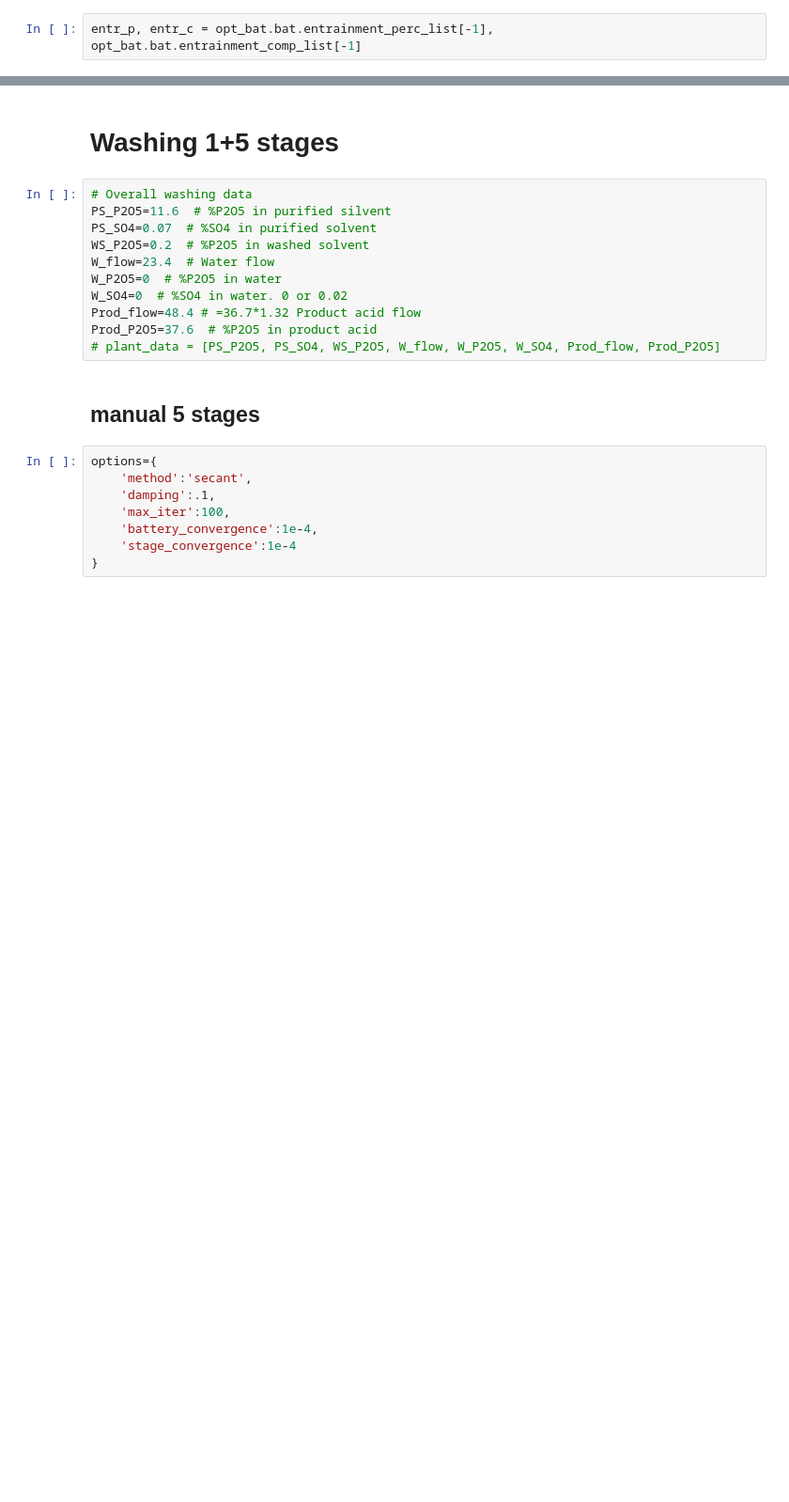
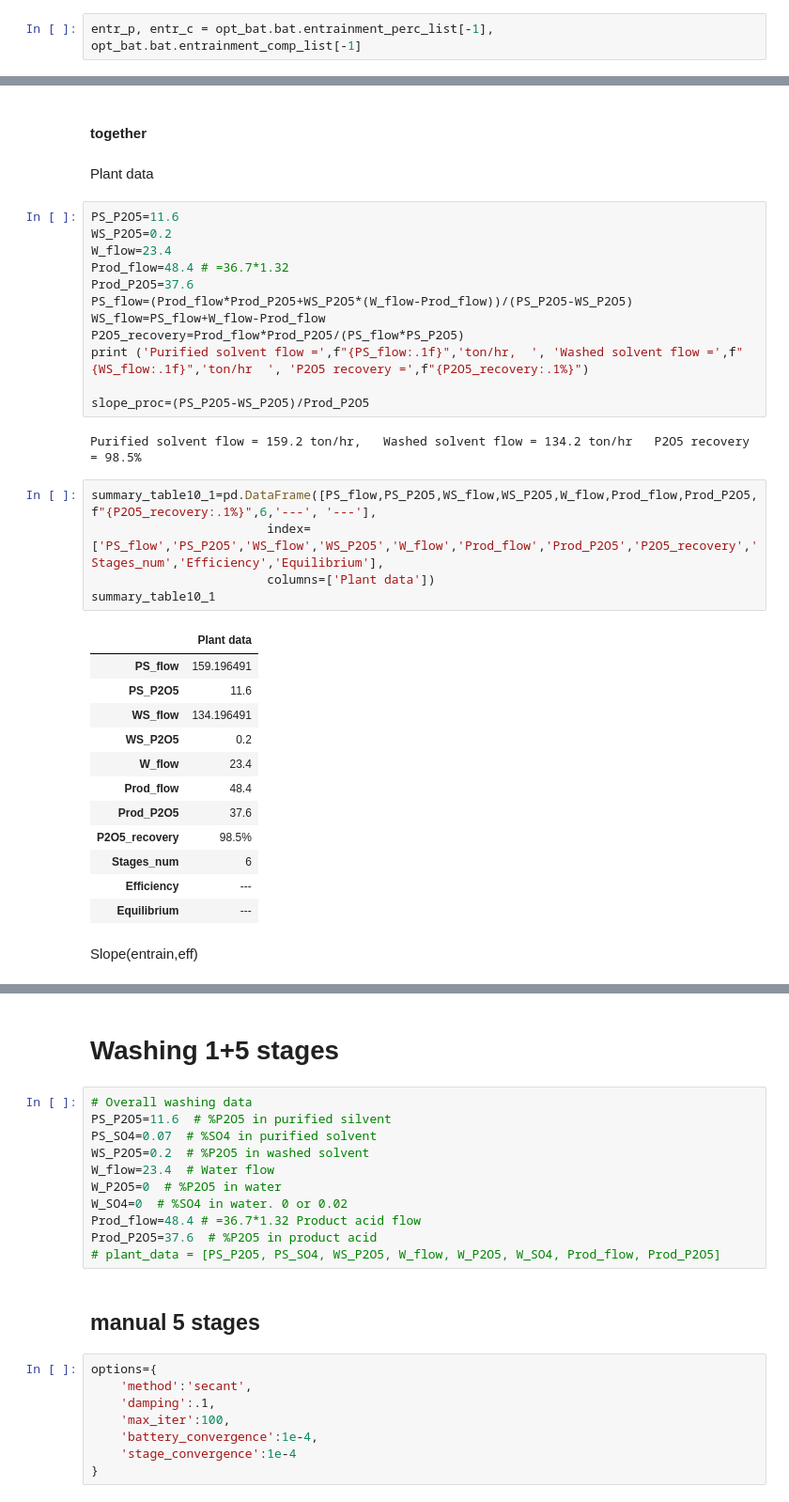
Before and after one commit to vladgap/LLC, a Jupyter notebook: Rotem_LLC_Washing_Simulation_OOP.ipynb, the cells around one changed output, grey strips where cells are left out. Shown at 94% size. Saved outputs shown, nothing was run; the diff lists cells and outputs as text; blank space fills up the shorter version.

```diff
--- a/Rotem_LLC_Washing_Simulation_OOP.ipynb
+++ b/Rotem_LLC_Washing_Simulation_OOP.ipynb
@@ -818,0 +997,38 @@ entr_p, entr_c = opt_bat.bat.entrainment_perc_list[-1], opt_bat.bat.entrainment_
+# %% [markdown]
+#### together
+# %% [markdown]
+Plant data
+# %%
+PS_P2O5=11.6
+WS_P2O5=0.2
+W_flow=23.4
+Prod_flow=48.4 # =36.7*1.32
+Prod_P2O5=37.6
+PS_flow=(Prod_flow*Prod_P2O5+WS_P2O5*(W_flow-Prod_flow))/(PS_P2O5-WS_P2O5)
+WS_flow=PS_flow+W_flow-Prod_flow
+P2O5_recovery=Prod_flow*Prod_P2O5/(PS_flow*PS_P2O5)
+print ('Purified solvent flow =',f"{PS_flow:.1f}",'ton/hr,  ', 'Washed solvent flow =',f"{WS_flow:.1f}",'ton/hr  ', 'P2O5 recovery =',f"{P2O5_recovery:.1%}")
+
+slope_proc=(PS_P2O5-WS_P2O5)/Prod_P2O5
+# %% [output]
+Purified solvent flow = 159.2 ton/hr,   Washed solvent flow = 134.2 ton/hr   P2O5 recovery = 98.5%
+# %%
+summary_table10_1=pd.DataFrame([PS_flow,PS_P2O5,WS_flow,WS_P2O5,W_flow,Prod_flow,Prod_P2O5,f"{P2O5_recovery:.1%}",6,'---', '---'],
+                        index=['PS_flow','PS_P2O5','WS_flow','WS_P2O5','W_flow','Prod_flow','Prod_P2O5','P2O5_recovery','Stages_num','Efficiency','Equilibrium'],
+                        columns=['Plant data'])
+summary_table10_1
+# %% [output]
+|  | Plant data |
+| PS_flow | 159.196491 |
+| PS_P2O5 | 11.6 |
+| WS_flow | 134.196491 |
+| WS_P2O5 | 0.2 |
+| W_flow | 23.4 |
+| Prod_flow | 48.4 |
+| Prod_P2O5 | 37.6 |
+| P2O5_recovery | 98.5% |
+| Stages_num | 6 |
+| Efficiency | --- |
+| Equilibrium | --- |
+# %% [markdown]
+Slope(entrain,eff)
```
Also changed, not shown: parts of 43 cells of this notebook.
